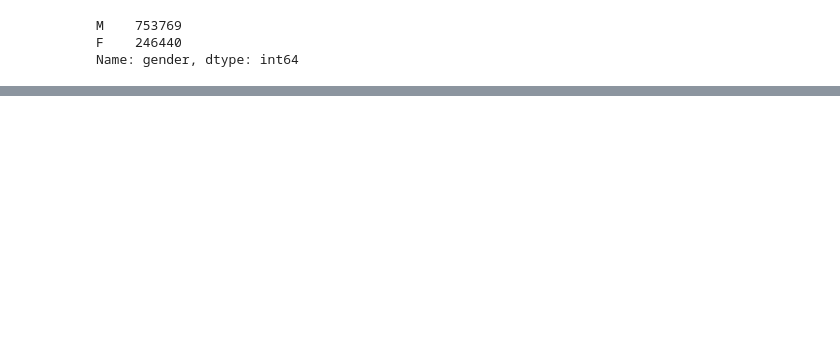
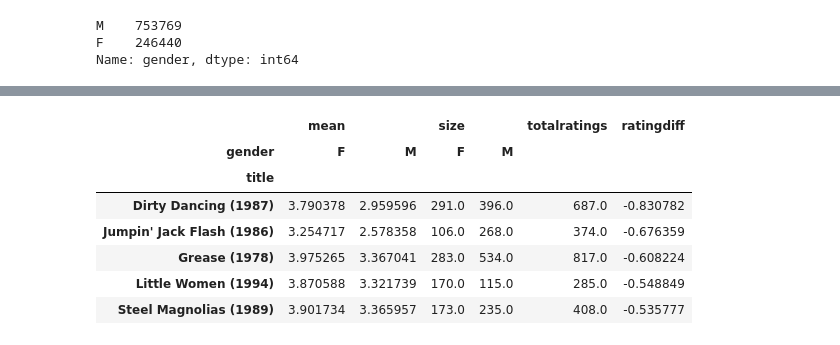
Before and after one commit to arunchippada/reco, a Jupyter notebook: simplecf.ipynb, the cells around one changed output, grey strips where cells are left out. Saved outputs shown, nothing was run; the diff lists cells and outputs as text; code cells hidden in the pictures; blank space fills up the shorter version.

```diff
--- a/simplecf.ipynb
+++ b/simplecf.ipynb
@@ -53,0 +78,13 @@ sorted_fratingcnt[:5]
+# %%
+# rated higly by women and lowly by men
+sorted_ratingdiff = active_ratings.sort_values(by='ratingdiff')
+sorted_ratingdiff[:5]
+# %% [output]
+|  | mean |  | size |  | totalratings | ratingdiff |
+| gender | F | M | F | M |  |  |
+| title |  |  |  |  |  |  |
+| Dirty Dancing (1987) | 3.790378 | 2.959596 | 291.0 | 396.0 | 687.0 | -0.830782 |
+| Jumpin' Jack Flash (1986) | 3.254717 | 2.578358 | 106.0 | 268.0 | 374.0 | -0.676359 |
+| Grease (1978) | 3.975265 | 3.367041 | 283.0 | 534.0 | 817.0 | -0.608224 |
+| Little Women (1994) | 3.870588 | 3.321739 | 170.0 | 115.0 | 285.0 | -0.548849 |
+| Steel Magnolias (1989) | 3.901734 | 3.365957 | 173.0 | 235.0 | 408.0 | -0.535777 |
```
Also changed, not shown: parts of 54 cells of this notebook, 3 other files.
